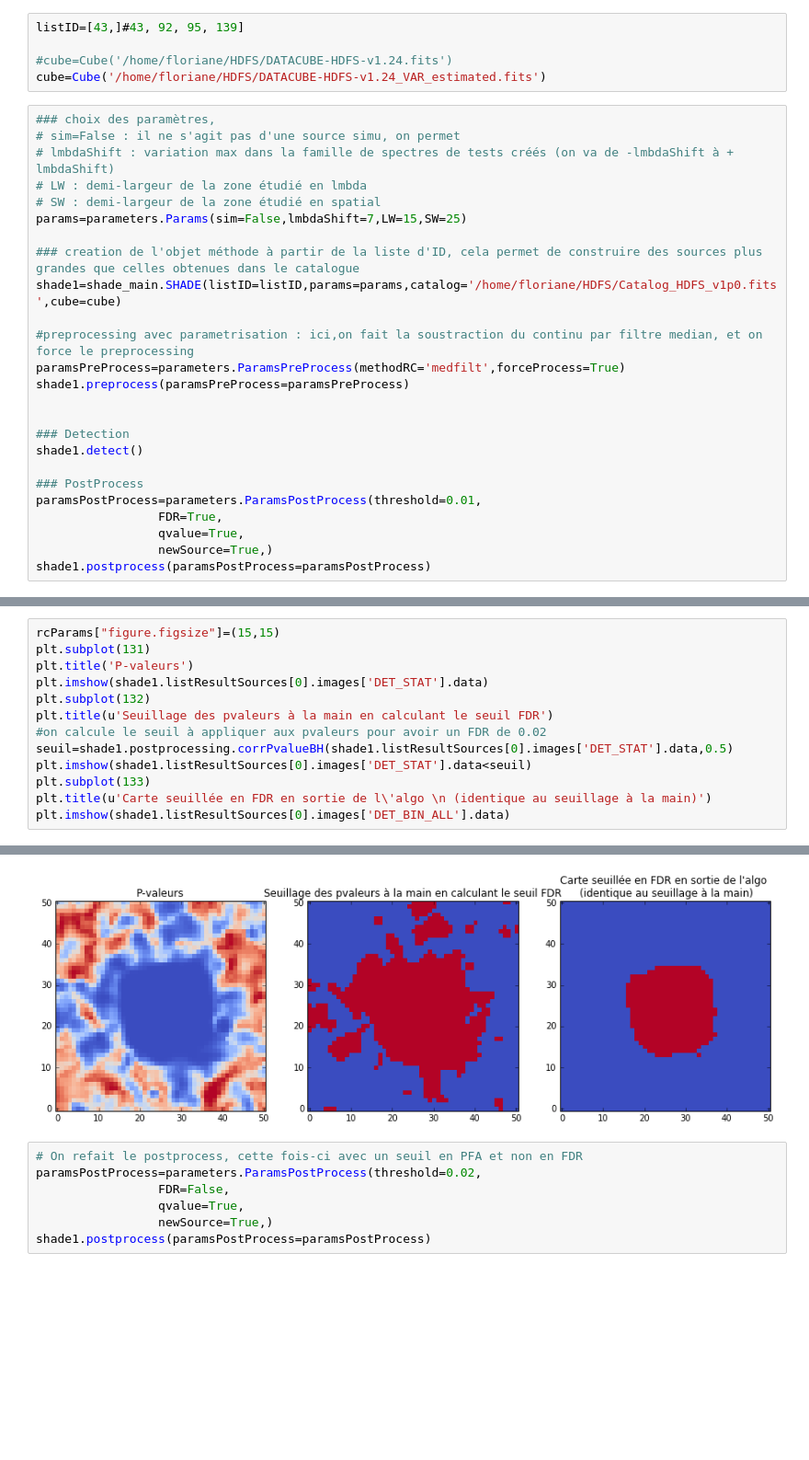
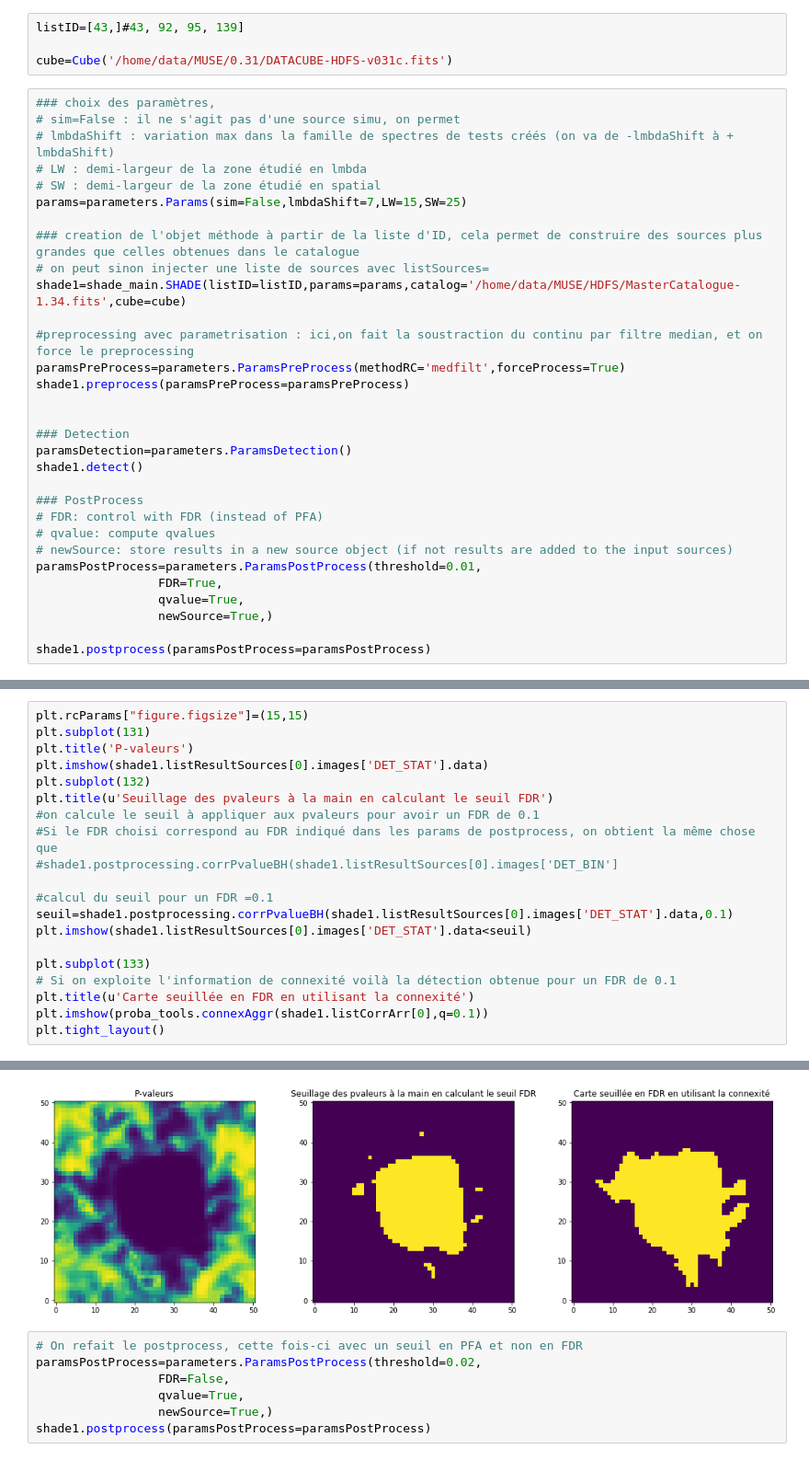
Before and after one commit to raphbacher/comet, a Jupyter notebook: Example Shade.ipynb, the cells around one changed output, grey strips where cells are left out. Shown at 92% size. Cells and saved outputs as stored; diff of their text form; blank space fills up the shorter version.

Commit message:
Update example, version number and HDFS catalog handling

```diff
--- a/Example Shade.ipynb
+++ b/Example Shade.ipynb
@@ -48,8 +18,7 @@ len(listID)
 # %%
 listID=[43,]#43, 92, 95, 139]
 
-#cube=Cube('/home/floriane/HDFS/DATACUBE-HDFS-v1.24.fits')
-cube=Cube('/home/floriane/HDFS/DATACUBE-HDFS-v1.24_VAR_estimated.fits')
+cube=Cube('/home/data/MUSE/0.31/DATACUBE-HDFS-v031c.fits')
 # %%
 ### choix des paramètres,
 # sim=False : il ne s'agit pas d'une source simu, on permet
@@ -59,7 +28,8 @@ cube=Cube('/home/floriane/HDFS/DATACUBE-HDFS-v1.24_VAR_estimated.fits')
 params=parameters.Params(sim=False,lmbdaShift=7,LW=15,SW=25)
 
 ### creation de l'objet méthode à partir de la liste d'ID, cela permet de construire des sources plus grandes que celles obtenues dans le catalogue
-shade1=shade_main.SHADE(listID=listID,params=params,catalog='/home/floriane/HDFS/Catalog_HDFS_v1p0.fits',cube=cube)
+# on peut sinon injecter une liste de sources avec listSources=
+shade1=shade_main.SHADE(listID=listID,params=params,catalog='/home/data/MUSE/HDFS/MasterCatalogue-1.34.fits',cube=cube)
 
 #preprocessing avec parametrisation : ici,on fait la soustraction du continu par filtre median, et on force le preprocessing
 paramsPreProcess=parameters.ParamsPreProcess(methodRC='medfilt',forceProcess=True)
@@ -67,11 +37,16 @@ shade1.preprocess(paramsPreProcess=paramsPreProcess)
 
 
 ### Detection
+paramsDetection=parameters.ParamsDetection()
 shade1.detect()
 
 ### PostProcess
+# FDR: control with FDR (instead of PFA)
+# qvalue: compute qvalues
+# newSource: store results in a new source object (if not results are added to the input sources)
 paramsPostProcess=parameters.ParamsPostProcess(threshold=0.01,
                  FDR=True,
                  qvalue=True,
                  newSource=True,)
+
 shade1.postprocess(paramsPostProcess=paramsPostProcess)
@@ -85,14 +55,21 @@ len(shade1.listResultSources)
 # %%
-rcParams["figure.figsize"]=(15,15)
+plt.rcParams["figure.figsize"]=(15,15)
 plt.subplot(131)
 plt.title('P-valeurs')
 plt.imshow(shade1.listResultSources[0].images['DET_STAT'].data)
 plt.subplot(132)
 plt.title(u'Seuillage des pvaleurs à la main en calculant le seuil FDR')
-#on calcule le seuil à appliquer aux pvaleurs pour avoir un FDR de 0.02
-seuil=shade1.postprocessing.corrPvalueBH(shade1.listResultSources[0].images['DET_STAT'].data,0.5)
+#on calcule le seuil à appliquer aux pvaleurs pour avoir un FDR de 0.1
+#Si le FDR choisi correspond au FDR indiqué dans les params de postprocess, on obtient la même chose que
+#shade1.postprocessing.corrPvalueBH(shade1.listResultSources[0].images['DET_BIN']
+
+#calcul du seuil pour un FDR =0.1
+seuil=shade1.postprocessing.corrPvalueBH(shade1.listResultSources[0].images['DET_STAT'].data,0.1)
 plt.imshow(shade1.listResultSources[0].images['DET_STAT'].data<seuil)
+
 plt.subplot(133)
-plt.title(u'Carte seuillée en FDR en sortie de l\'algo \n (identique au seuillage à la main)')
-plt.imshow(shade1.listResultSources[0].images['DET_BIN_ALL'].data)
+# Si on exploite l'information de connexité voilà la détection obtenue pour un FDR de 0.1
+plt.title(u'Carte seuillée en FDR en utilisant la connexité')
+plt.imshow(proba_tools.connexAggr(shade1.listCorrArr[0],q=0.1))
+plt.tight_layout()
 # %% [output]
@@ -100,4 +76,4 @@ plt.imshow(shade1.listResultSources[0].images['DET_BIN_ALL'].data)
-[figure, old version]
+[figure, new version]
 # %%
 # On refait le postprocess, cette fois-ci avec un seuil en PFA et non en FDR
 paramsPostProcess=parameters.ParamsPostProcess(threshold=0.02,
```
Also changed, not shown: parts of 11 cells of this notebook, 5 other files.
